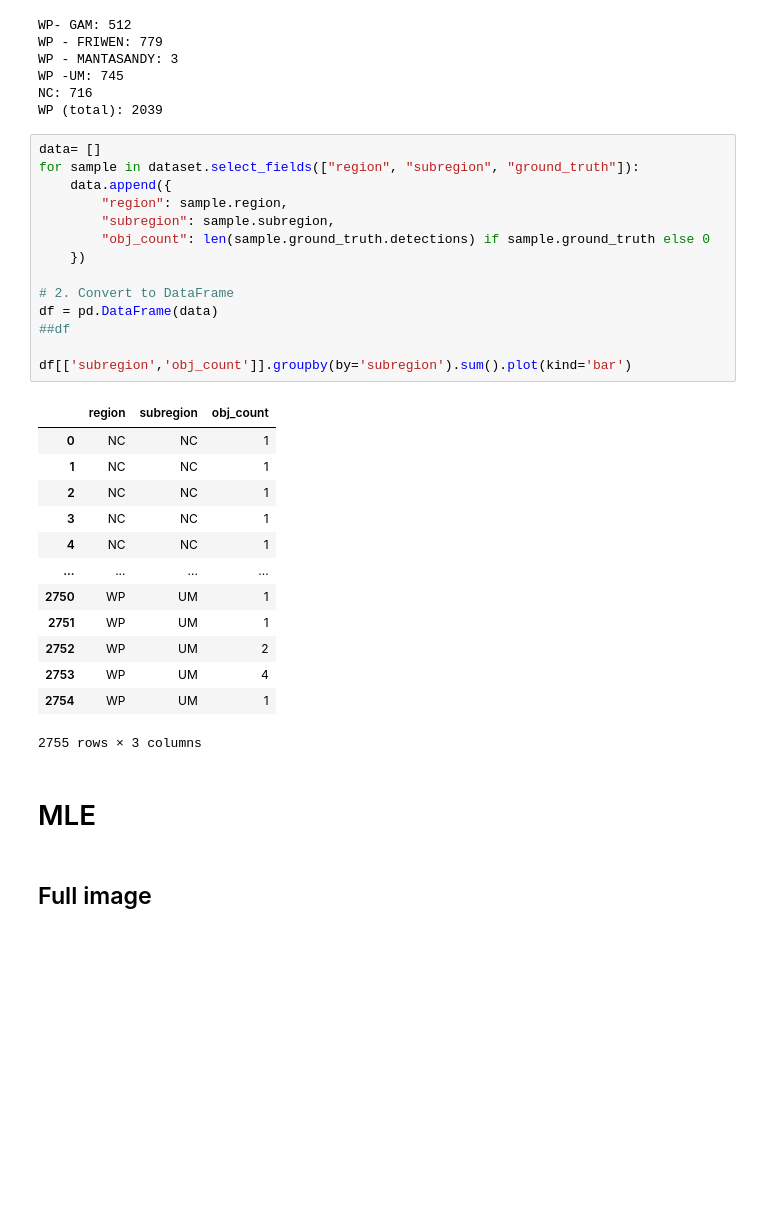
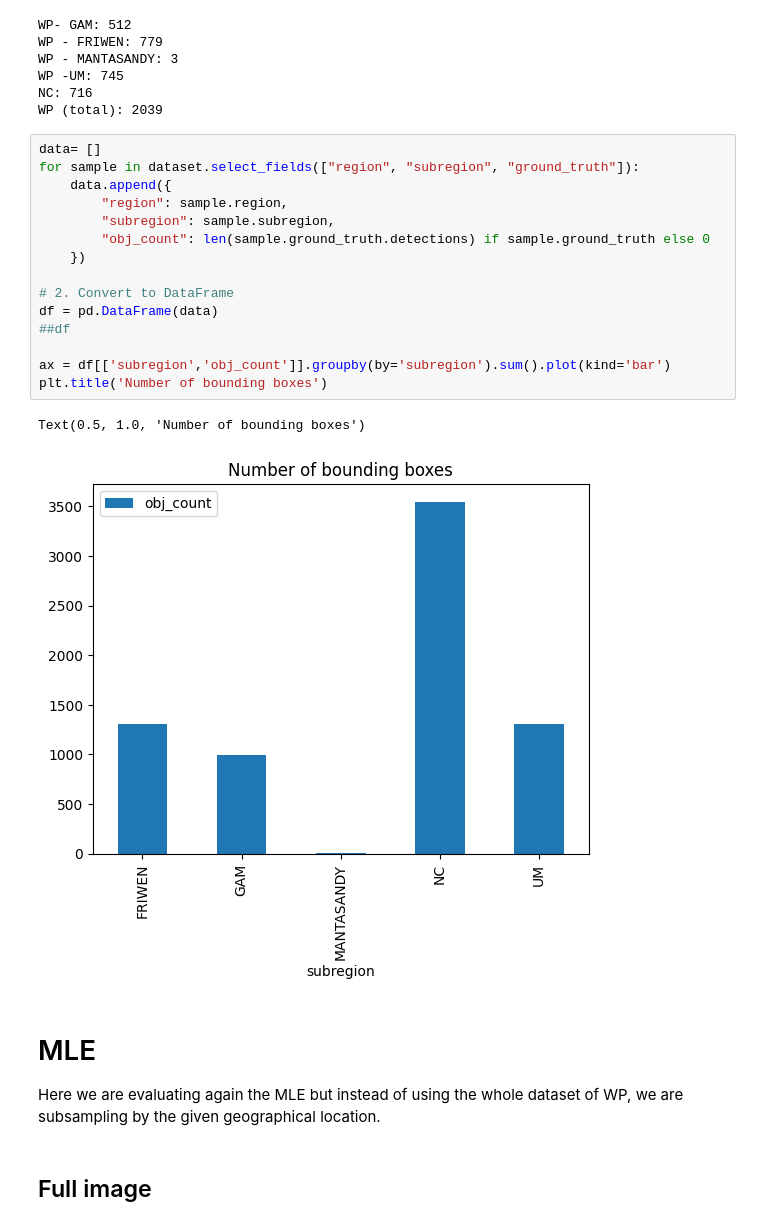
Before and after one commit to emanuel-gf/Dugongs_IRISA-MARBEC-LIRMM, a Jupyter notebook: chapter1_exploring/presentation/presen23-03.ipynb, the cells around one changed output. Drawn from its saved outputs; the diff is of its cells as text; blank space fills up the shorter version.

```diff
--- a/chapter1_exploring/presentation/presen23-03.ipynb
+++ b/chapter1_exploring/presentation/presen23-03.ipynb
@@ -112,33 +122,25 @@ WP (total): 2039
 # %%
 data= []
 for sample in dataset.select_fields(["region", "subregion", "ground_truth"]):
     data.append({
         "region": sample.region,
         "subregion": sample.subregion,
         "obj_count": len(sample.ground_truth.detections) if sample.ground_truth else 0
     })
 
 # 2. Convert to DataFrame
 df = pd.DataFrame(data)
 ##df
 
-df[['subregion','obj_count']].groupby(by='subregion').sum().plot(kind='bar')
+ax = df[['subregion','obj_count']].groupby(by='subregion').sum().plot(kind='bar')
+plt.title('Number of bounding boxes')
 # %% [output]
-|  | region | subregion | obj_count |
-| 0 | NC | NC | 1 |
-| 1 | NC | NC | 1 |
-| 2 | NC | NC | 1 |
-| 3 | NC | NC | 1 |
-| 4 | NC | NC | 1 |
-| ... | ... | ... | ... |
-| 2750 | WP | UM | 1 |
-| 2751 | WP | UM | 1 |
-| 2752 | WP | UM | 2 |
-| 2753 | WP | UM | 4 |
-| 2754 | WP | UM | 1 |
-2755 rows × 3 columns
+Text(0.5, 1.0, 'Number of bounding boxes')
+[figure, added]
 # %% [markdown]
 # MLE
+
+Here we are evaluating again the MLE but instead of using the whole dataset of WP, we are subsampling by the given geographical location.
 # %% [markdown]
 ## Full image
 # %%
```
Also changed, not shown: parts of 26 cells of this notebook, 1 other file.
